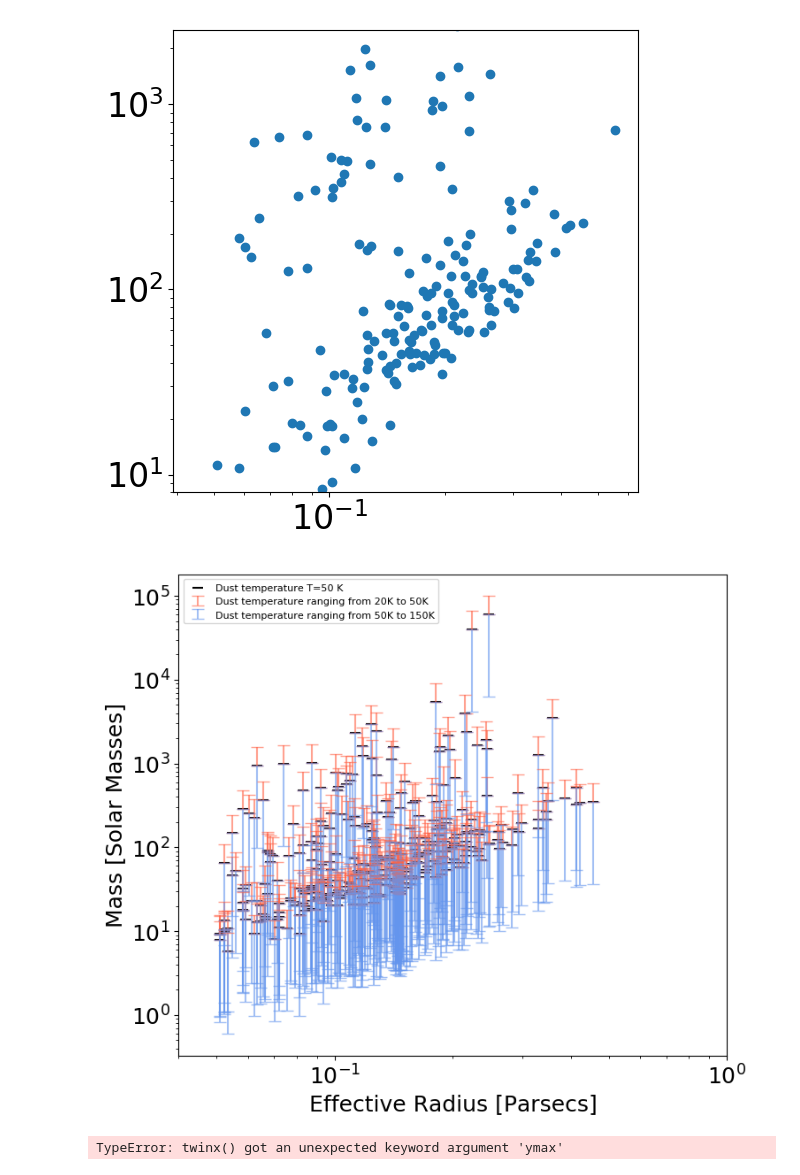
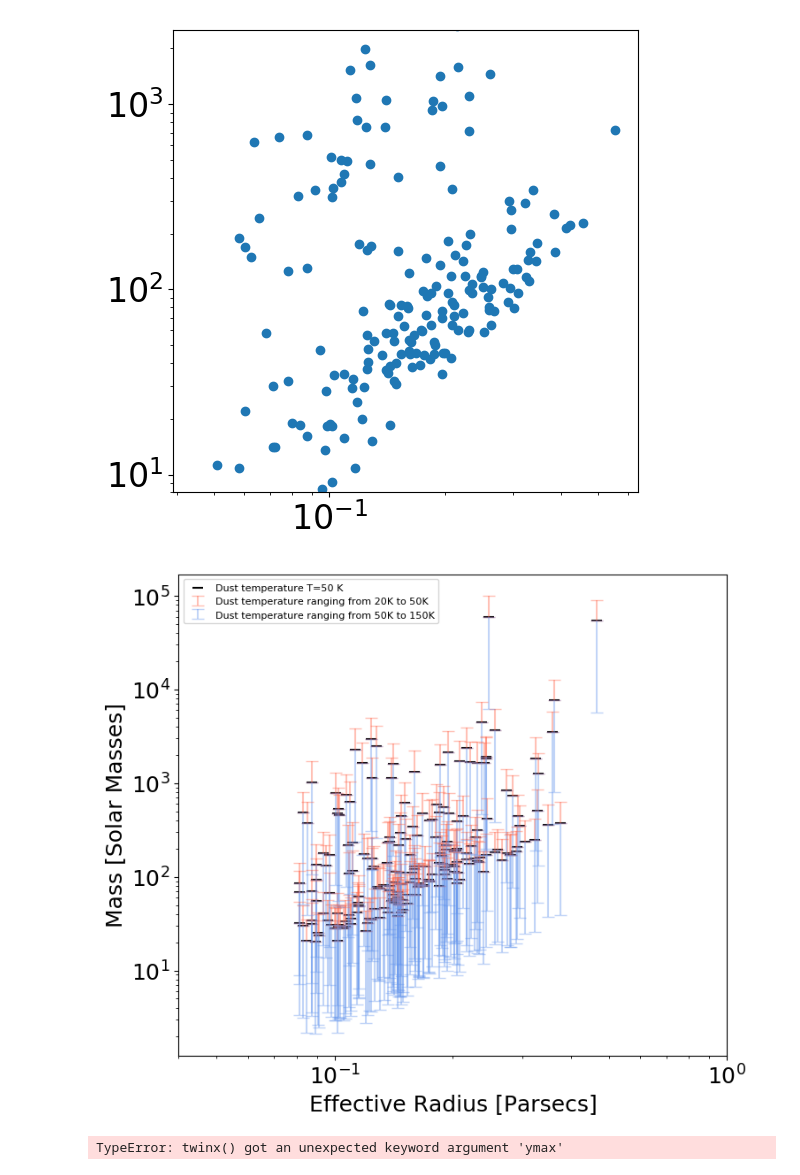
Before and after one commit to hpthatchfield/astrophys, a Jupyter notebook: paper_catalog_scripts.ipynb, the cells around one changed output. Cells and saved outputs as stored; diff of their text form; code cells hidden in the pictures.

Commit message:
working on final version of high acc catalog

```diff
--- a/paper_catalog_scripts.ipynb
+++ b/paper_catalog_scripts.ipynb
@@ -543,7 +543,7 @@ NameError: name 'final_table' is not defined
 # %%
 ### Load tables
 
-targetname = '_rms4e6_dv3_dd3_dp20_pp6_pm2_gal_5-1-19'
+targetname = '_rms6e6_dv3_dd1_dp50_pp6_pm3_gal_5-1-19'
 targetid = targetname+'.fits'
 path = os.path.expanduser('/Users/hph/cmzoom_catalog/catalog_5-1-19/')
 sma_path = path
@@ -1290,36 +1289,36 @@ lowTmass =mass_calc_submm(Wave, low_dustTemp, Kappa, flux2, distance)
 highTmass1 = mass_calc_submm(Wave, 50., Kappa, flux2, distance)
 highTmass2 = mass_calc_submm(Wave, 100., Kappa, flux2, distance)
 highTmass3 = mass_calc_submm(Wave, 150., Kappa, flux2, distance)
 highTmass4 = mass_calc_submm(Wave, 200., Kappa, flux2, distance)
 '''
 
 #ax.fill_between(r_bound_vals,mass_vals_2,mass_vals_mid_2,color='green',alpha=0.3)
 #ax.fill_between(r_bound_vals,mass_vals_mid_2,mass_vals_high_2,color='blue',alpha=0.3)
 #ax.plot(r_bound_vals,mass_vals_high_2,color='blue')
 
 ax.scatter(r_eff_pc, mass, color='black',alpha=1.0, label='Dust temperature T=50 K',marker='_',s=80.)
 zeros = np.zeros(shape = mass.shape)
-ax.errorbar(x=r_eff_pc, y=mass, yerr=[mass_diff_mid,zeros], ls='none',color='tomato',alpha = 0.6,
+ax.errorbar(x=r_eff_pc, y=mass, yerr=[mass_diff_mid,zeros], ls='none',color='tomato',alpha = 0.4,
             label='Dust temperature ranging from 20K to 50K',capsize=5)
 
-ax.errorbar(x=r_eff_pc, y=mass, yerr=[zeros,mass_diff_high], ls='none',color='cornflowerblue',alpha = 0.6,
+ax.errorbar(x=r_eff_pc, y=mass, yerr=[zeros,mass_diff_high], ls='none',color='cornflowerblue',alpha = 0.4,
             label='Dust temperature ranging from 50K to 150K',capsize=5)
 
 ax.set_xscale("log")
 ax.set_yscale("log")
 ax.set_xlim(4.0e-2,1.0)
 
 plt.gcf().subplots_adjust(bottom=0.2) #make room for x-axis
 
 legend = plt.legend(loc='upper left', shadow=False, fontsize=8)#'x-large')
 
 
 # Save figure
 # Need to save it as a PDF, otherewise, lose transparency
 plt.savefig(figure_path + 'MR_temp_bar'+targetname+'.pdf',format='pdf', dpi=100, bbox_inches='tight')
 plt.show()
 # %% [output]
-[figure, old version]
+[figure, new version]
 # %%
 ### make lb plot with
 
```
Also changed, not shown: parts of 9 cells of this notebook.
